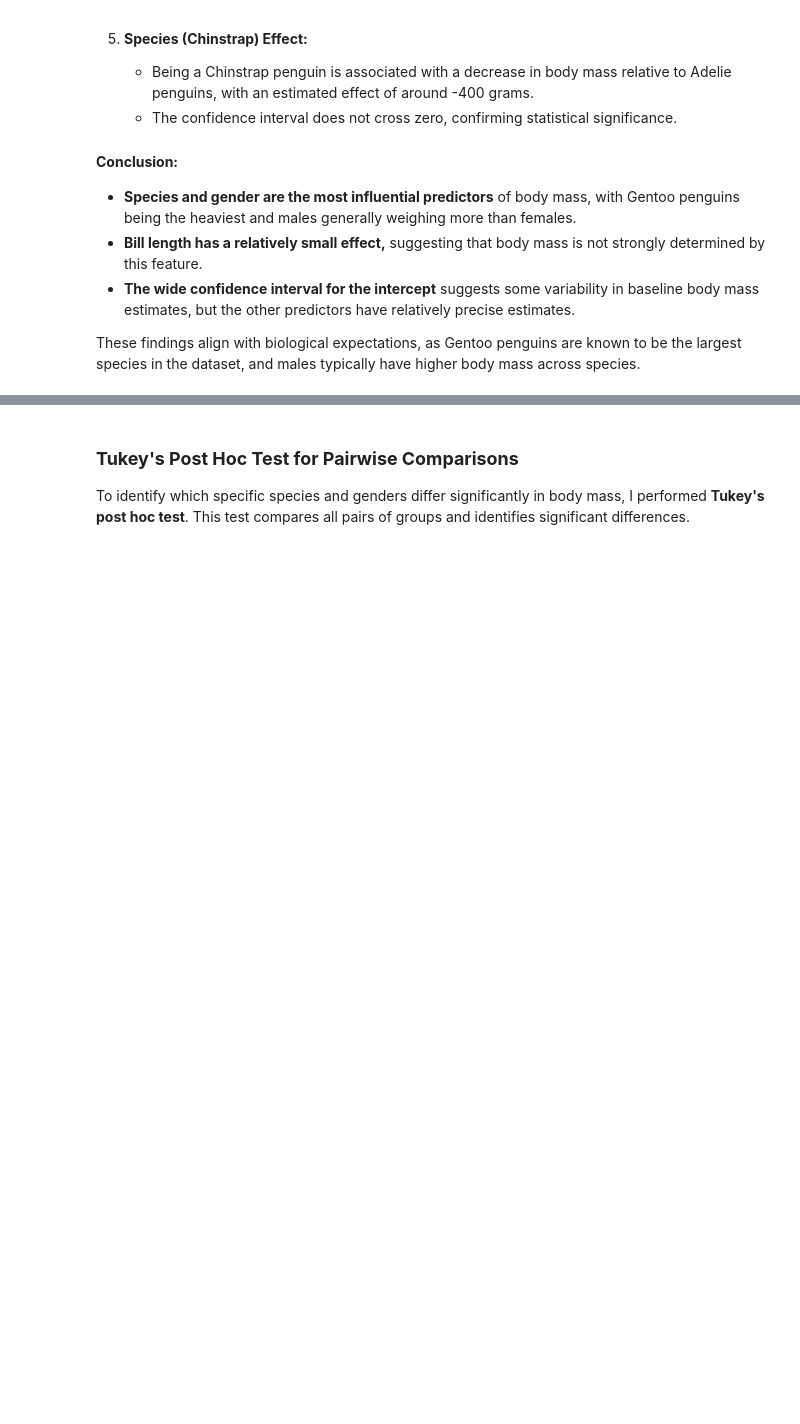
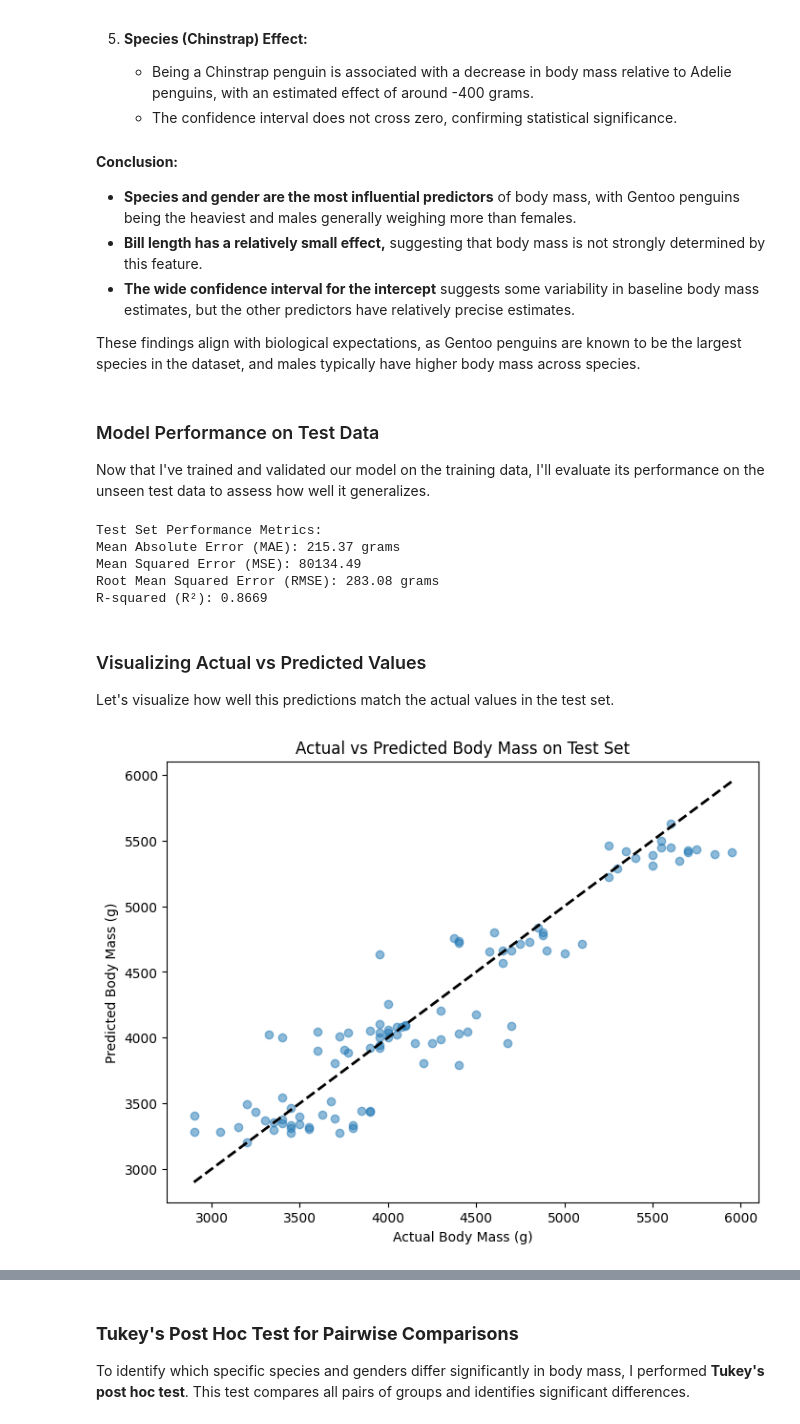
Before and after one commit to Cyberoctane29/Penguins-Data-Analysis-and-Modeling, a Jupyter notebook: Penguins_Data_Modeling_and_Analysis.ipynb, the cells around one changed output, grey strips where cells are left out. Cells and saved outputs as stored; diff of their text form; code cells hidden in the pictures; blank space fills up the shorter version.

```diff
--- a/Penguins_Data_Modeling_and_Analysis.ipynb
+++ b/Penguins_Data_Modeling_and_Analysis.ipynb
@@ -966,3 +967,40 @@ The coefficient plot above presents the estimated effects of predictor variables
 - **The wide confidence interval for the intercept** suggests some variability in baseline body mass estimates, but the other predictors have relatively precise estimates.
 
 These findings align with biological expectations, as Gentoo penguins are known to be the largest species in the dataset, and males typically have higher body mass across species.
+# %% [markdown]
+### Model Performance on Test Data
+
+Now that I've trained and validated our model on the training data, I'll evaluate its performance on the unseen test data to assess how well it generalizes.
+# %%
+y_pred = mlr1_model.predict(X_test)
+# %%
+mae = mean_absolute_error(y_test, y_pred)
+mse = mean_squared_error(y_test, y_pred)
+rmse = np.sqrt(mse)
+r2 = r2_score(y_test, y_pred)
+
+print(f"Test Set Performance Metrics:")
+print(f"Mean Absolute Error (MAE): {mae:.2f} grams")
+print(f"Mean Squared Error (MSE): {mse:.2f}")
+print(f"Root Mean Squared Error (RMSE): {rmse:.2f} grams")
+print(f"R-squared (R²): {r2:.4f}")
+# %% [output]
+Test Set Performance Metrics:
+Mean Absolute Error (MAE): 215.37 grams
+Mean Squared Error (MSE): 80134.49
+Root Mean Squared Error (RMSE): 283.08 grams
+R-squared (R²): 0.8669
+# %% [markdown]
+### Visualizing Actual vs Predicted Values
+
+Let's visualize how well this predictions match the actual values in the test set.
+# %%
+plt.figure(figsize=(8, 6))
+plt.scatter(y_test, y_pred, alpha=0.5)
+plt.plot([y_test.min(), y_test.max()], [y_test.min(), y_test.max()], 'k--', lw=2)
+plt.xlabel('Actual Body Mass (g)')
+plt.ylabel('Predicted Body Mass (g)')
+plt.title('Actual vs Predicted Body Mass on Test Set')
+plt.show()
+# %% [output]
+[figure, added]
```
Also changed, not shown: parts of 9 cells of this notebook.
